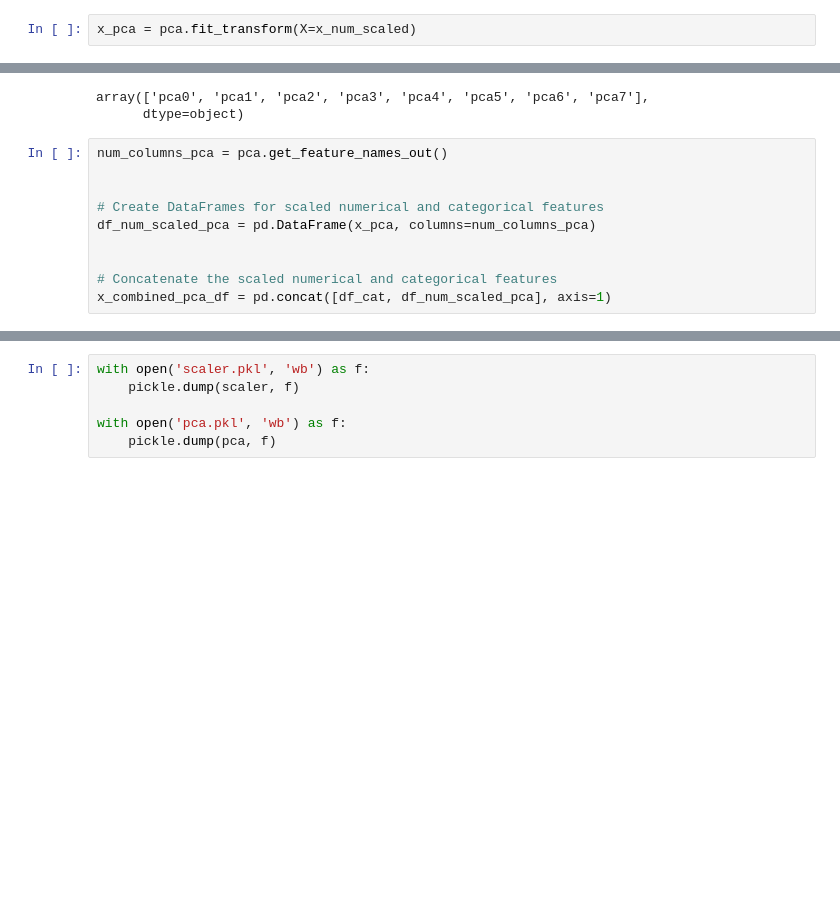
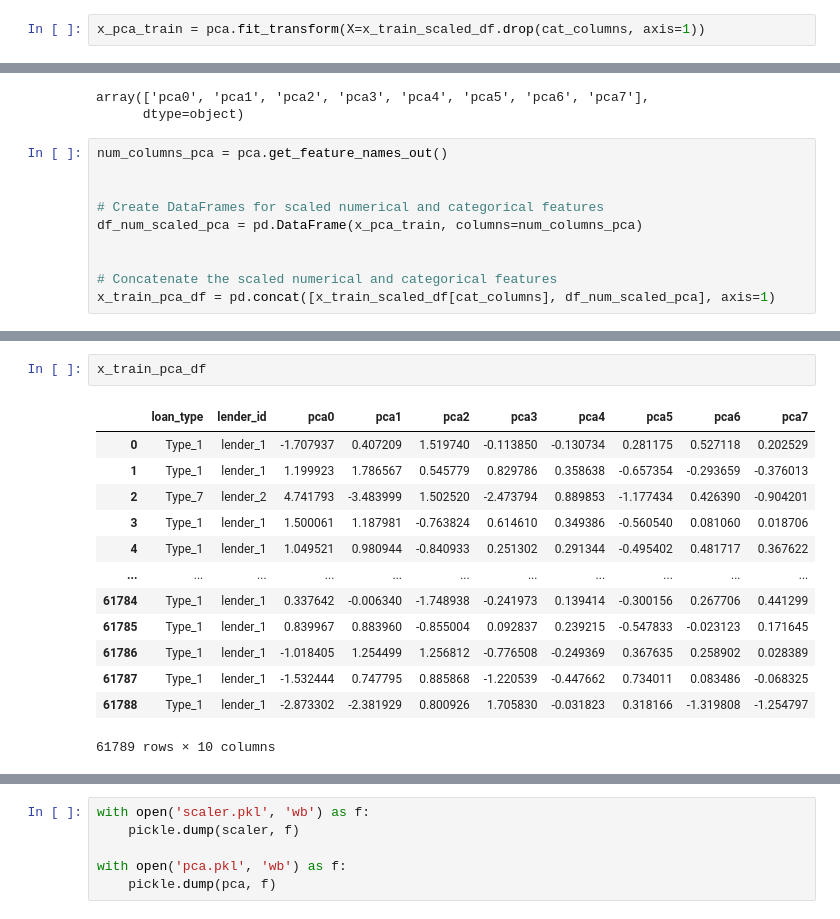
Before and after one commit to thomasGR9/Zindi_African_Credit_Scoring_Challenge, a Jupyter notebook: preproseccing.ipynb, the cells around one changed output, grey strips where cells are left out. Saved outputs shown, nothing was run; the diff lists cells and outputs as text; blank space fills up the shorter version.

```diff
--- a/preproseccing.ipynb
+++ b/preproseccing.ipynb
@@ -368,6 +502,6 @@ x_oversampled_df, y_oversampled = sm.fit_resample(X=x_combined_noid_df, y=y)
 from sklearn.decomposition import PCA
 # %%
 pca = PCA(n_components=0.95)
-# %%
-x_pca = pca.fit_transform(X=x_num_scaled)
+# %%
+x_pca_train = pca.fit_transform(X=x_train_scaled_df.drop(cat_columns, axis=1))
 # %%
@@ -404,8 +518,8 @@ num_columns_pca = pca.get_feature_names_out()
 
 
 # Create DataFrames for scaled numerical and categorical features
-df_num_scaled_pca = pd.DataFrame(x_pca, columns=num_columns_pca)
+df_num_scaled_pca = pd.DataFrame(x_pca_train, columns=num_columns_pca)
 
 
 # Concatenate the scaled numerical and categorical features
-x_combined_pca_df = pd.concat([df_cat, df_num_scaled_pca], axis=1)
+x_train_pca_df = pd.concat([x_train_scaled_df[cat_columns], df_num_scaled_pca], axis=1)
@@ -467,0 +562,16 @@ y_oversampled.shape
+# %%
+x_train_pca_df
+# %% [output]
+|  | loan_type | lender_id | pca0 | pca1 | pca2 | pca3 | pca4 | pca5 | pca6 | pca7 |
+| 0 | Type_1 | lender_1 | -1.707937 | 0.407209 | 1.519740 | -0.113850 | -0.130734 | 0.281175 | 0.527118 | 0.202529 |
+| 1 | Type_1 | lender_1 | 1.199923 | 1.786567 | 0.545779 | 0.829786 | 0.358638 | -0.657354 | -0.293659 | -0.376013 |
+| 2 | Type_7 | lender_2 | 4.741793 | -3.483999 | 1.502520 | -2.473794 | 0.889853 | -1.177434 | 0.426390 | -0.904201 |
+| 3 | Type_1 | lender_1 | 1.500061 | 1.187981 | -0.763824 | 0.614610 | 0.349386 | -0.560540 | 0.081060 | 0.018706 |
+| 4 | Type_1 | lender_1 | 1.049521 | 0.980944 | -0.840933 | 0.251302 | 0.291344 | -0.495402 | 0.481717 | 0.367622 |
+| ... | ... | ... | ... | ... | ... | ... | ... | ... | ... | ... |
+| 61784 | Type_1 | lender_1 | 0.337642 | -0.006340 | -1.748938 | -0.241973 | 0.139414 | -0.300156 | 0.267706 | 0.441299 |
+| 61785 | Type_1 | lender_1 | 0.839967 | 0.883960 | -0.855004 | 0.092837 | 0.239215 | -0.547833 | -0.023123 | 0.171645 |
+| 61786 | Type_1 | lender_1 | -1.018405 | 1.254499 | 1.256812 | -0.776508 | -0.249369 | 0.367635 | 0.258902 | 0.028389 |
+| 61787 | Type_1 | lender_1 | -1.532444 | 0.747795 | 0.885868 | -1.220539 | -0.447662 | 0.734011 | 0.083486 | -0.068325 |
+| 61788 | Type_1 | lender_1 | -2.873302 | -2.381929 | 0.800926 | 1.705830 | -0.031823 | 0.318166 | -1.319808 | -1.254797 |
+61789 rows × 10 columns
```
Also changed, not shown: parts of 47 cells of this notebook, 1 other file.
